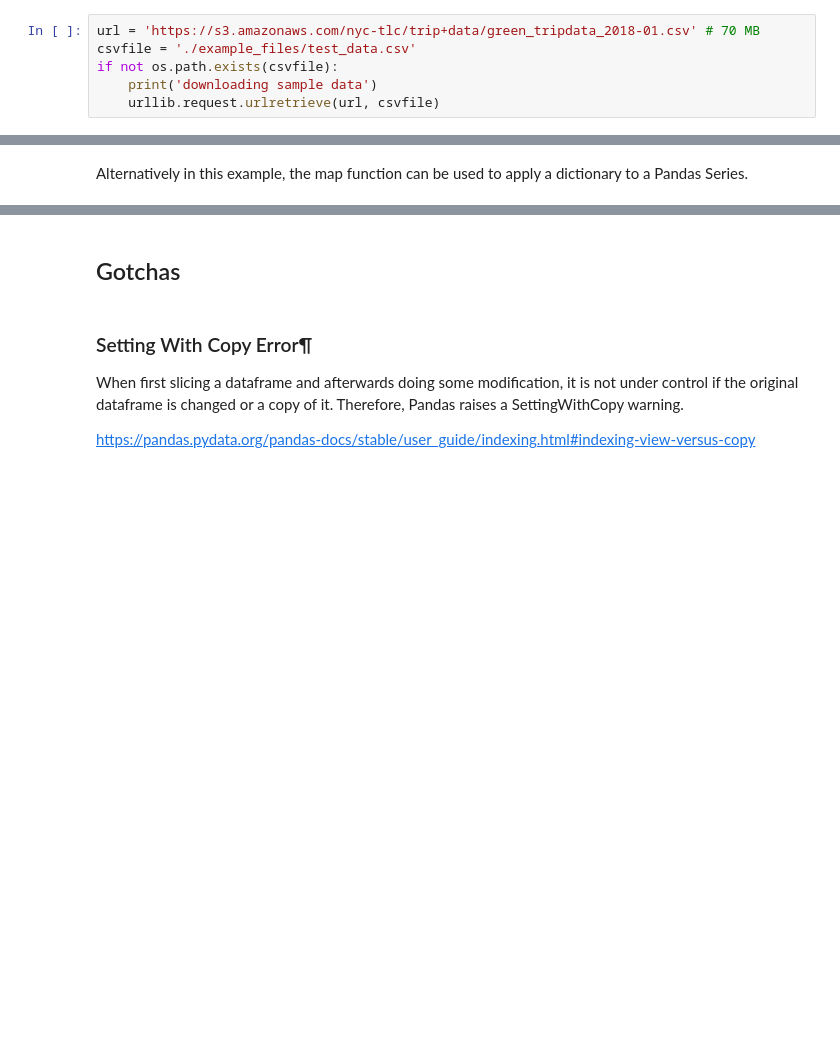
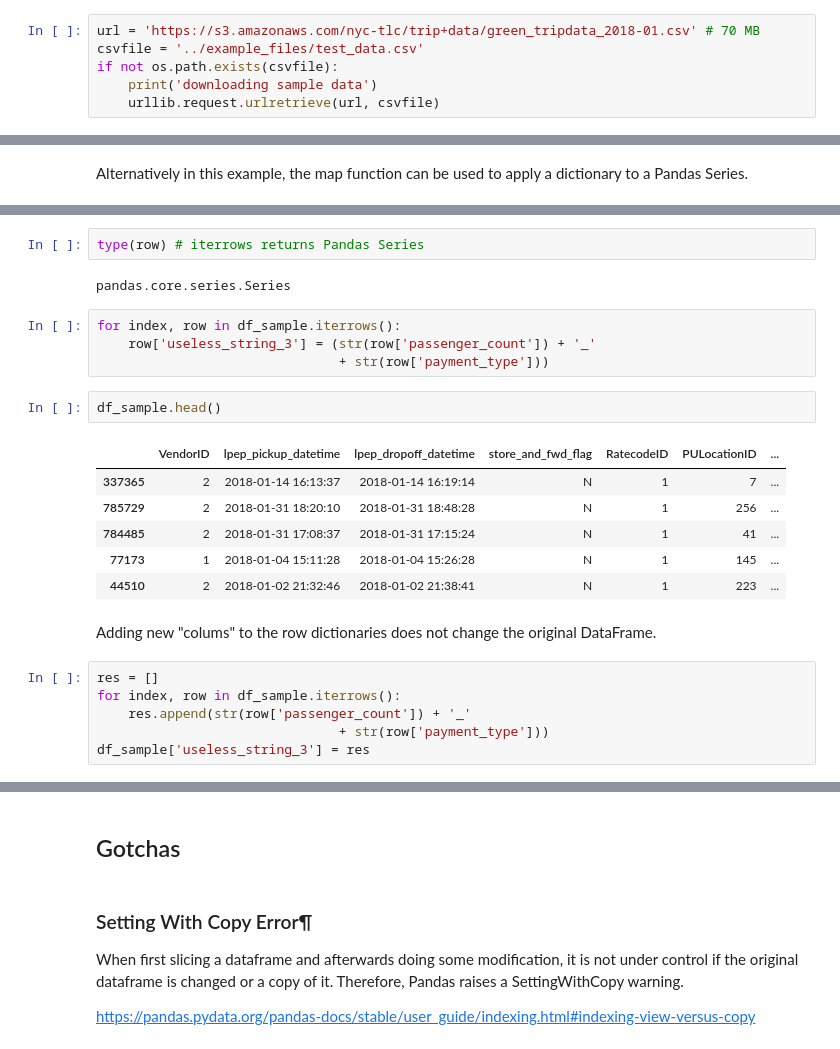
Before and after one commit to lungben/python_tutorial, a Jupyter notebook: notebooks/pandas.ipynb, the cells around one changed output, grey strips where cells are left out. Saved outputs shown, nothing was run; the diff lists cells and outputs as text; blank space fills up the shorter version.

Commit message:
iterrows / itertuples added

```diff
--- a/notebooks/pandas.ipynb
+++ b/notebooks/pandas.ipynb
@@ -11,7 +11,7 @@ import os
 import urllib.request
 # %%
 url = 'https://s3.amazonaws.com/nyc-tlc/trip+data/green_tripdata_2018-01.csv' # 70 MB
-csvfile = './example_files/test_data.csv'
+csvfile = '../example_files/test_data.csv'
 if not os.path.exists(csvfile):
     print('downloading sample data')
     urllib.request.urlretrieve(url, csvfile)
@@ -332,0 +360,25 @@ Alternatively in this example, the map function can be used to apply a dictionar
+# %%
+type(row) # iterrows returns Pandas Series
+# %% [output]
+pandas.core.series.Series
+# %%
+for index, row in df_sample.iterrows():
+    row['useless_string_3'] = (str(row['passenger_count']) + '_'
+                               + str(row['payment_type']))
+# %%
+df_sample.head()
+# %% [output]
+|  | VendorID | lpep_pickup_datetime | lpep_dropoff_datetime | store_and_fwd_flag | RatecodeID | PULocationID | ... |
+| 337365 | 2 | 2018-01-14 16:13:37 | 2018-01-14 16:19:14 | N | 1 | 7 | ... |
+| 785729 | 2 | 2018-01-31 18:20:10 | 2018-01-31 18:48:28 | N | 1 | 256 | ... |
+| 784485 | 2 | 2018-01-31 17:08:37 | 2018-01-31 17:15:24 | N | 1 | 41 | ... |
+| 77173 | 1 | 2018-01-04 15:11:28 | 2018-01-04 15:26:28 | N | 1 | 145 | ... |
+| 44510 | 2 | 2018-01-02 21:32:46 | 2018-01-02 21:38:41 | N | 1 | 223 | ... |
+# %% [markdown]
+Adding new "colums" to the row dictionaries does not change the original DataFrame.
+# %%
+res = []
+for index, row in df_sample.iterrows():
+    res.append(str(row['passenger_count']) + '_'
+                               + str(row['payment_type']))
+df_sample['useless_string_3'] = res
```
Also changed, not shown: parts of 42 cells of this notebook.
